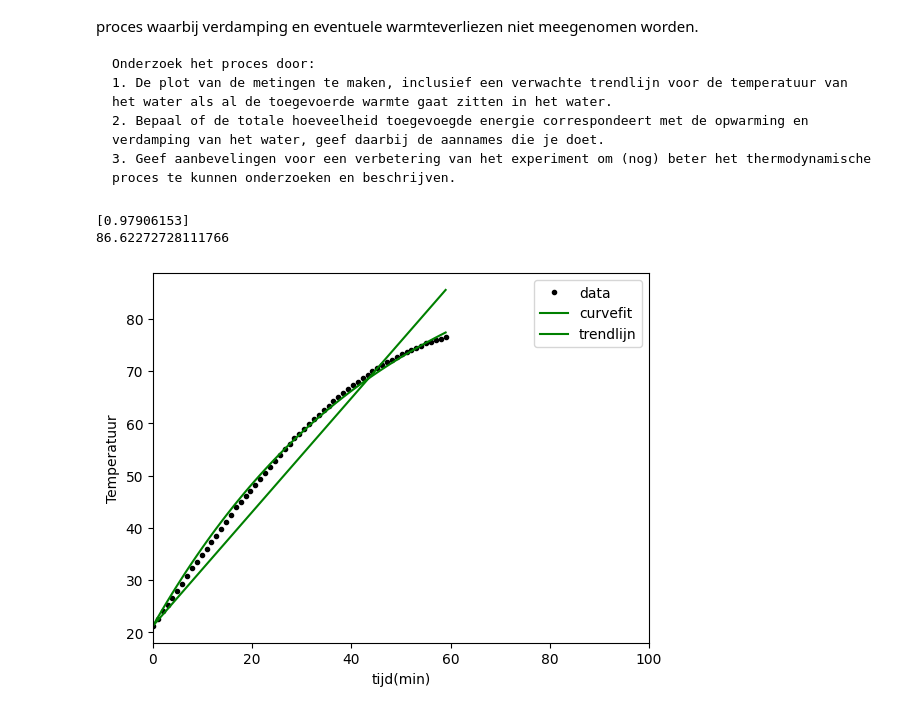
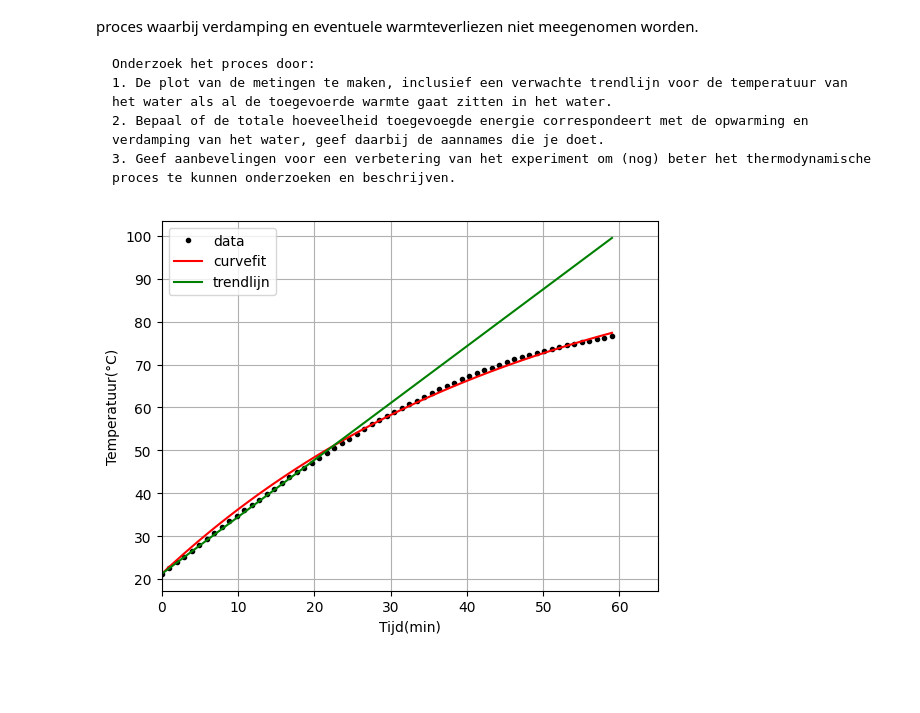
Before and after one commit to Peppertje/Thermolab-TN-L-P, a Jupyter notebook: Verdamping.ipynb, the cells around one changed output. Drawn from its saved outputs; the diff is of its cells as text; code cells hidden in the pictures; blank space fills up the shorter version.

```diff
--- a/Verdamping.ipynb
+++ b/Verdamping.ipynb
@@ -21,32 +21,35 @@ import numpy as np
 import matplotlib.pyplot as plt
 from scipy.optimize import curve_fit
 # %%
+#data
 data = np.loadtxt('Temp_Metingen.csv', delimiter=';', skiprows=1)
-L = 100
+T_e = 100
 T_0 = 21.2
 
-x_test = np.arange(0, 100, 100)
 x = np.arange(0, 60, 60/len(data))
 y_data = data[:,1]
+
+#fits
 def Func(x, g):
-    return L-(L-T_0)*(g**x)
+    return T_e-(T_e-T_0)*(g**x)
+val, cov = curve_fit(Func, x, y_data)
+
 def trendlijn(x, a):
     return a*x + T_0
-val, cov = curve_fit(Func, x, y_data)
-print(val)
-val1, cov1 = curve_fit(trendlijn, x, y_data)
-print(trendlijn(60, val1[0]))
+val1, cov1 = curve_fit(trendlijn, x[0:25], y_data[0:25])
+
+# Maken van de grafiek
 plt.figure()
-plt.xlabel('tijd(min)')
-plt.ylabel('Temperatuur')
-plt.xlim(0, 100)
+
+plt.xlabel('Tijd(min)')
+plt.ylabel('Temperatuur(°C)')
+plt.xlim(0, 65)
 plt.plot(x, y_data, 'k.', label='data')
-plt.plot(x, Func(x, val), c='g', label='curvefit')
+plt.plot(x, Func(x, val), c='r', label='curvefit')
 plt.plot(x, trendlijn(x, val1[0]), c='g', label='trendlijn')
 
 plt.legend()
+plt.grid()
 plt.show()
 # %% [output]
-[0.97906153]
-86.62272728111766
-[figure, old version]
+[figure, new version]
```
Also changed, not shown: parts of 3 cells of this notebook, 5 other files.
